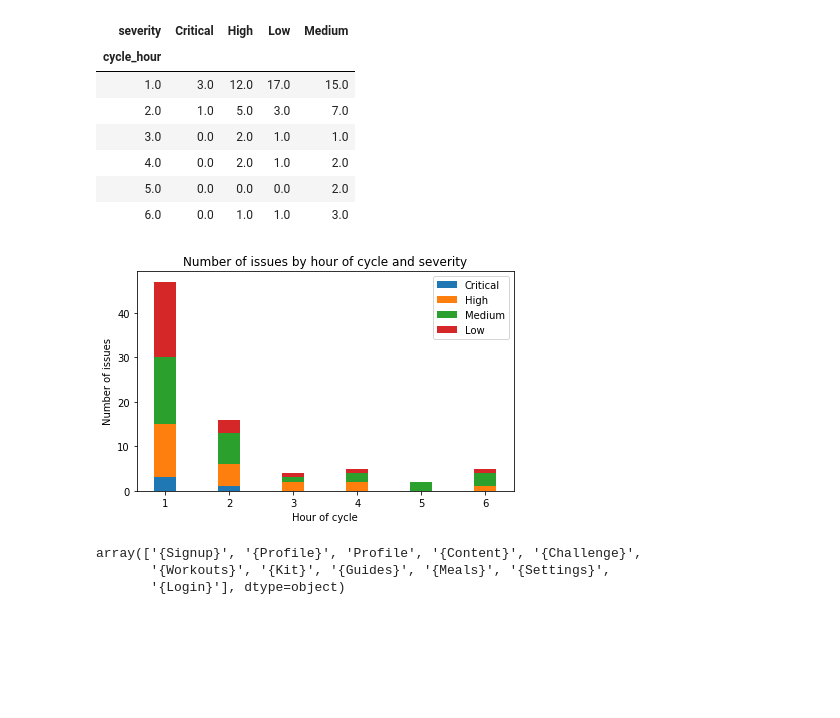
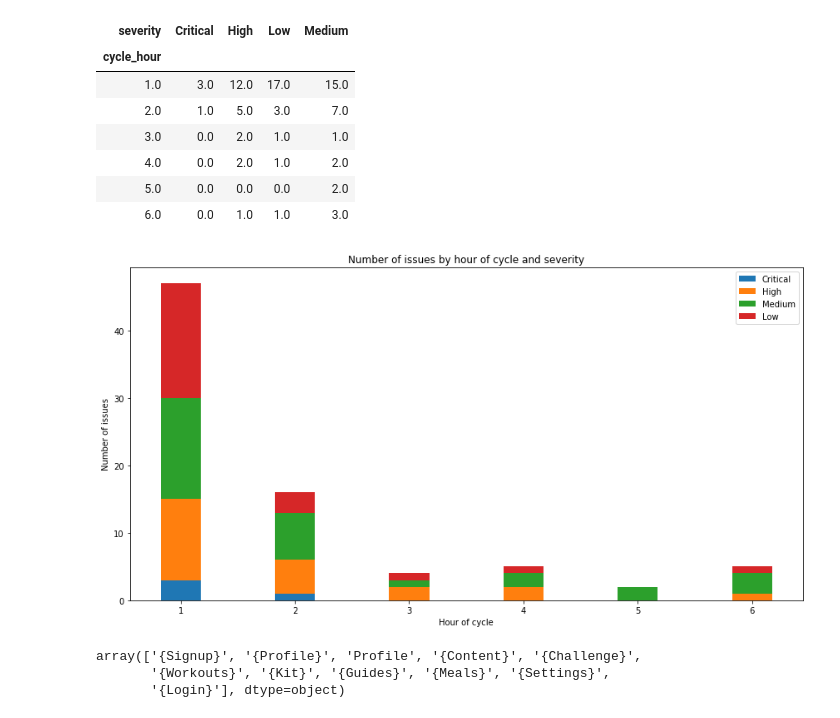
Before and after one commit to kamilaurbanczyk/Testing-cycle-analysis, a Jupyter notebook: Data analysis .ipynb, the cells around one changed output. Cells and saved outputs as stored; diff of their text form; code cells hidden in the pictures; blank space fills up the shorter version.

```diff
--- a/Data analysis .ipynb
+++ b/Data analysis .ipynb
@@ -177,35 +177,36 @@ severity_data
 # Plot2: number of issues in 6 hours after starting the testing cycle by severities
 
 critical = np.array(severity_data['Critical'])
 high = np.array(severity_data['High'])
 medium = np.array(severity_data['Medium'])
 low = np.array(severity_data['Low'])
 
 x = np.arange(6)
 width = 0.35
 
 fig, ax = plt.subplots()
+fig.set_size_inches(12, 6.5)
 
 p1 = ax.bar(x, critical, width, label='Critical')
 p2 = ax.bar(x, high, width,bottom= critical, label='High')
 p3 = ax.bar(x, medium, width,bottom= critical + high, label='Medium')
 p4 = ax.bar(x, low, width, bottom= critical+ high + medium,
              label='Low')
 
 
 ax.axhline(0, color='grey', linewidth=0.8)
 ax.set_ylabel('Number of issues')
 ax.set_xlabel('Hour of cycle')
 ax.set_title('Number of issues by hour of cycle and severity')
 ax.set_xticks(x)
 ax.set_xticklabels(['1', '2', '3', '4', '5', '6'])
 ax.legend()
 
 plt.tight_layout()
-plt.savefig('Issues by hour and severity.pdf')
+plt.savefig('Issues by hour pf cycle and severity.pdf')
 plt.show()
 # %% [output]
-[figure, old version]
+[figure, new version]
 # %%
 # Plot 3: number of issues by affected components
 # Preparing data
```
Also changed, not shown: parts of 4 cells of this notebook, 5 other files.
